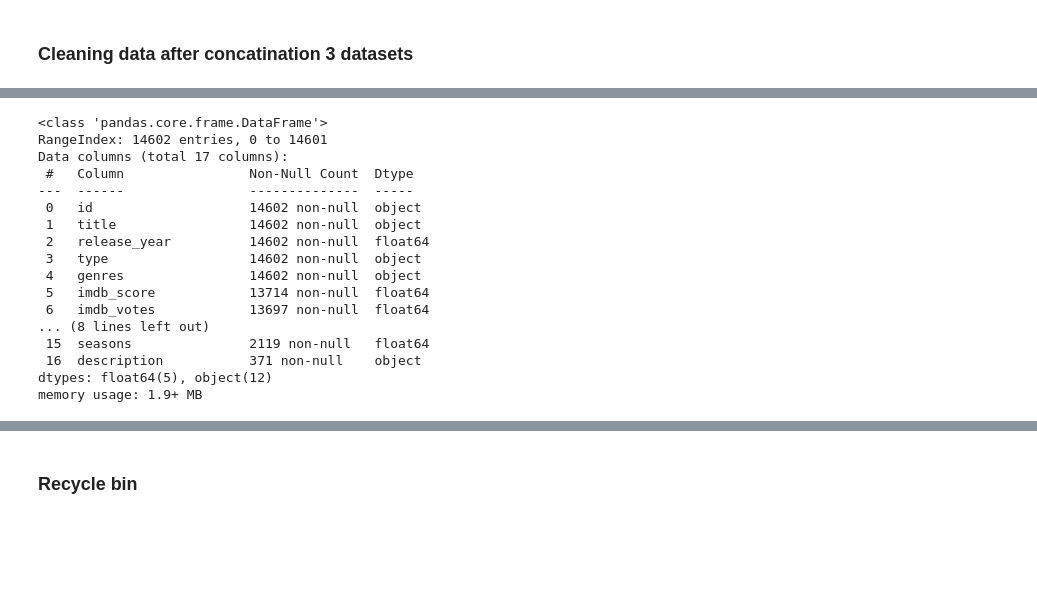
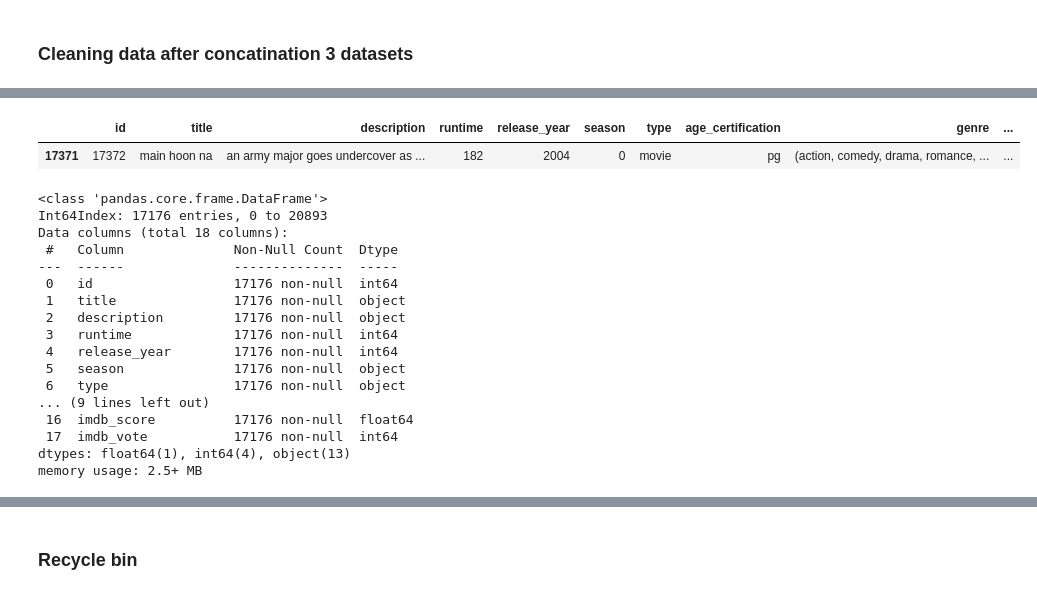
Before and after one commit to zolocapricorn/Senior_Project, a Jupyter notebook: Preparing_data.ipynb, the cells around one changed output, grey strips where cells are left out. Saved outputs shown, nothing was run; the diff lists cells and outputs as text; code cells hidden in the pictures; blank space fills up the shorter version.

```diff
--- a/Preparing_data.ipynb
+++ b/Preparing_data.ipynb
@@ -1041,20 +1311,25 @@ main_data_2 = pd.read_csv("/content/main_data_2.csv", encoding="utf-8") # (14,59
+# %%
+emd[emd["id"] == 17372]
+# %% [output]
+|  | id | title | description | runtime | release_year | season | type | age_certification | genre | ... |
+| 17371 | 17372 | main hoon na | an army major goes undercover as ... | 182 | 2004 | 0 | movie | pg | (action, comedy, drama, romance, ... | ... |
 # %%
-main_data_1.info()
+emd.info()
 # %% [output]
 <class 'pandas.core.frame.DataFrame'>
-RangeIndex: 14602 entries, 0 to 14601
-Data columns (total 17 columns):
- #   Column                Non-Null Count  Dtype
----  ------                --------------  -----
- 0   id                    14602 non-null  object
- 1   title                 14602 non-null  object
- 2   release_year          14602 non-null  float64
- 3   type                  14602 non-null  object
- 4   genres                14602 non-null  object
- 5   imdb_score            13714 non-null  float64
- 6   imdb_votes            13697 non-null  float64
-... (8 lines left out)
- 15  seasons               2119 non-null   float64
- 16  description           371 non-null    object
-dtypes: float64(5), object(12)
-memory usage: 1.9+ MB
+Int64Index: 17176 entries, 0 to 20893
+Data columns (total 18 columns):
+ #   Column              Non-Null Count  Dtype
+---  ------              --------------  -----
+ 0   id                  17176 non-null  int64
+ 1   title               17176 non-null  object
+ 2   description         17176 non-null  object
+ 3   runtime             17176 non-null  int64
+ 4   release_year        17176 non-null  int64
+ 5   season              17176 non-null  object
+ 6   type                17176 non-null  object
+... (9 lines left out)
+ 16  imdb_score          17176 non-null  float64
+ 17  imdb_vote           17176 non-null  int64
+dtypes: float64(1), int64(4), object(13)
+memory usage: 2.5+ MB
```
Also changed, not shown: parts of 65 cells of this notebook.
